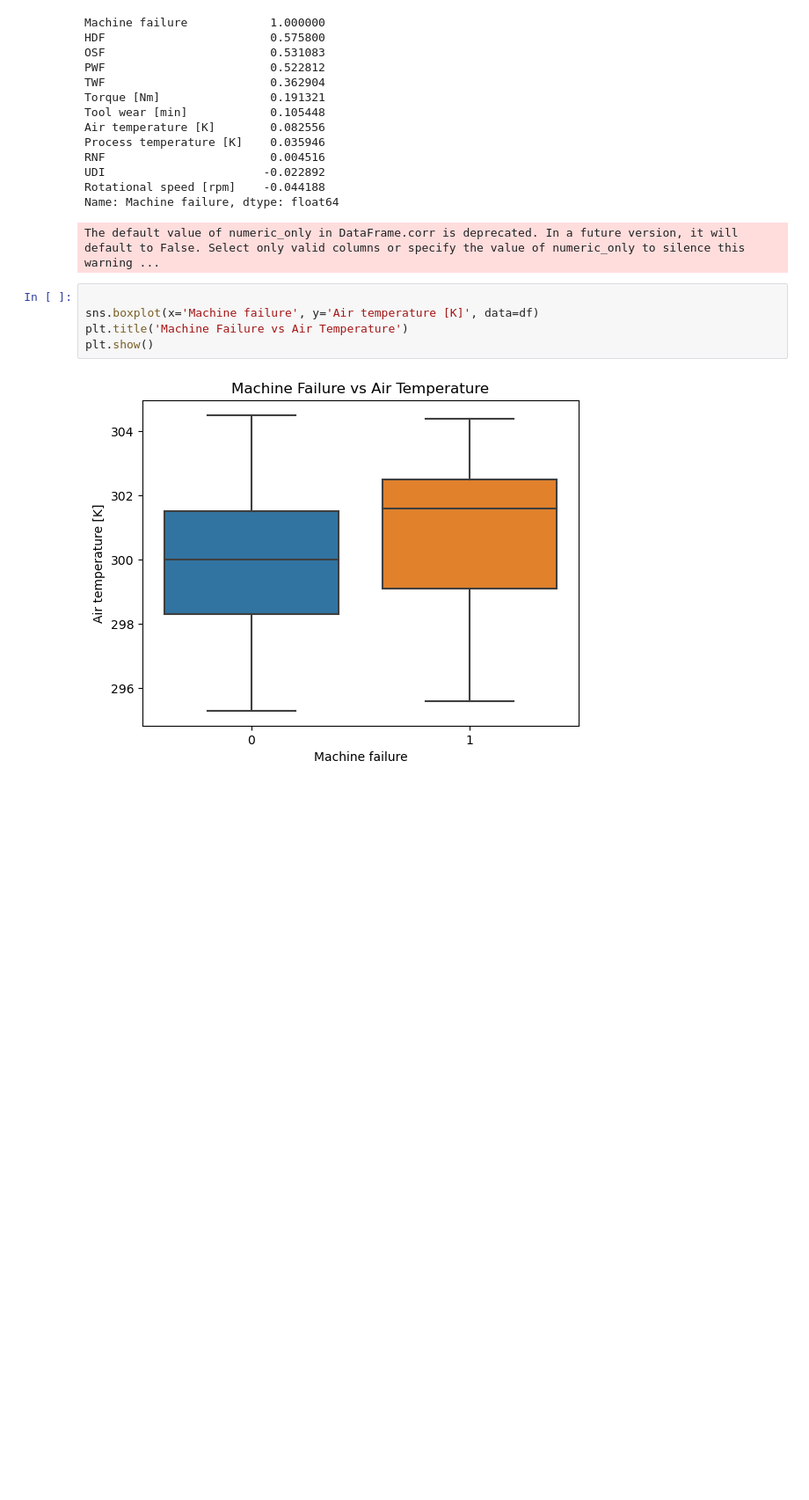
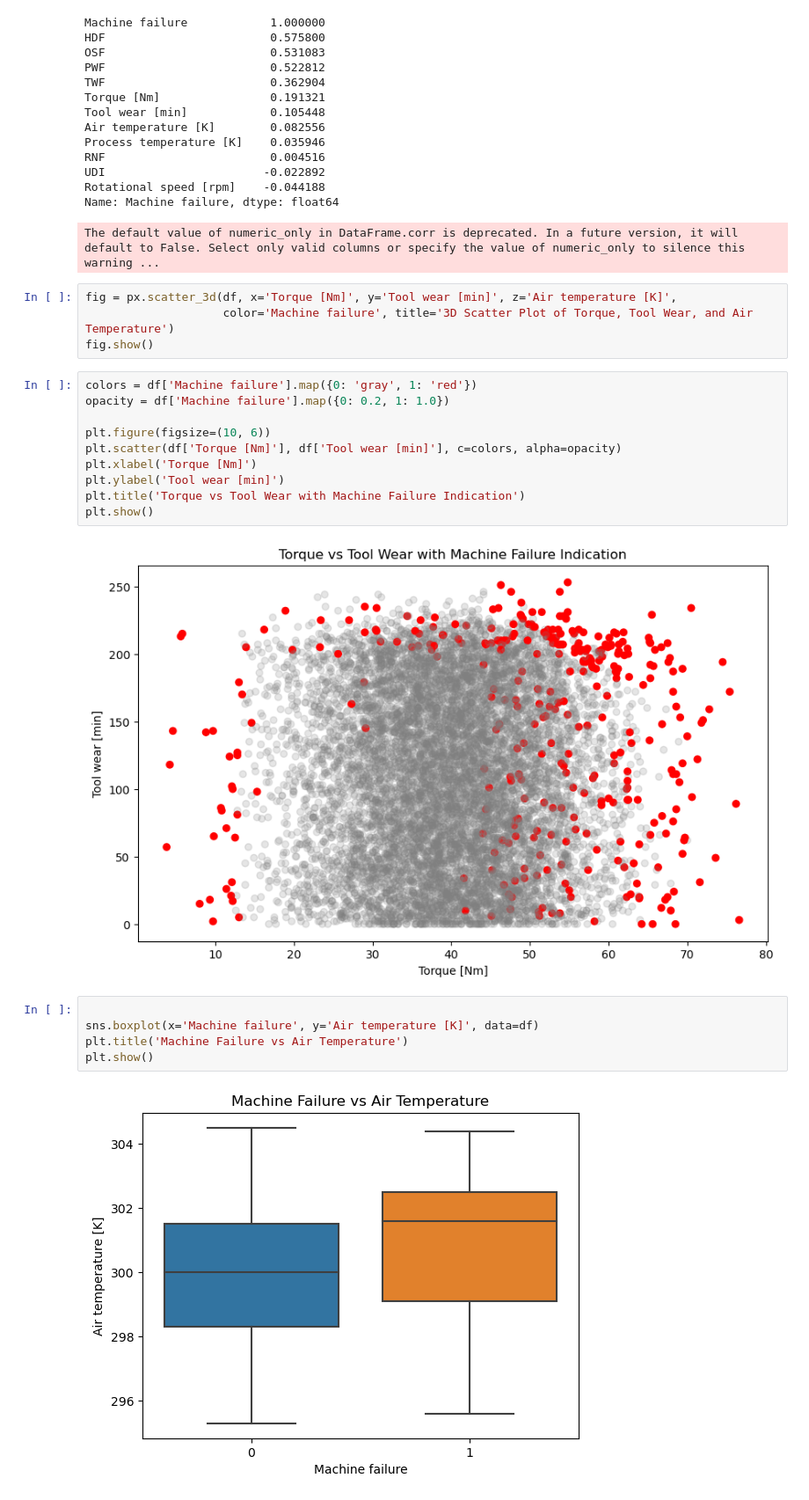
Before and after one commit to edwinsantosv/SummerCamp-2025, a Jupyter notebook: 1_Final Project/DataExploration.ipynb, the cells around one changed output. Shown at 88% size. Drawn from its saved outputs; the diff is of its cells as text; blank space fills up the shorter version.

```diff
--- a/1_Final Project/DataExploration.ipynb
+++ b/1_Final Project/DataExploration.ipynb
@@ -122,6 +165,22 @@ UDI                       -0.022892
 Rotational speed [rpm]    -0.044188
 Name: Machine failure, dtype: float64
 The default value of numeric_only in DataFrame.corr is deprecated. In a future version, it will default to False. Select only valid columns or specify the value of numeric_only to silence this warning ...
+# %%
+fig = px.scatter_3d(df, x='Torque [Nm]', y='Tool wear [min]', z='Air temperature [K]',
+                    color='Machine failure', title='3D Scatter Plot of Torque, Tool Wear, and Air Temperature')
+fig.show()
+# %%
+colors = df['Machine failure'].map({0: 'gray', 1: 'red'})
+opacity = df['Machine failure'].map({0: 0.2, 1: 1.0})
+
+plt.figure(figsize=(10, 6))
+plt.scatter(df['Torque [Nm]'], df['Tool wear [min]'], c=colors, alpha=opacity)
+plt.xlabel('Torque [Nm]')
+plt.ylabel('Tool wear [min]')
+plt.title('Torque vs Tool Wear with Machine Failure Indication')
+plt.show()
+# %% [output]
+[figure, added]
 # %%
 
 sns.boxplot(x='Machine failure', y='Air temperature [K]', data=df)
```
Also changed, not shown: parts of 9 cells of this notebook, 10 other files.
